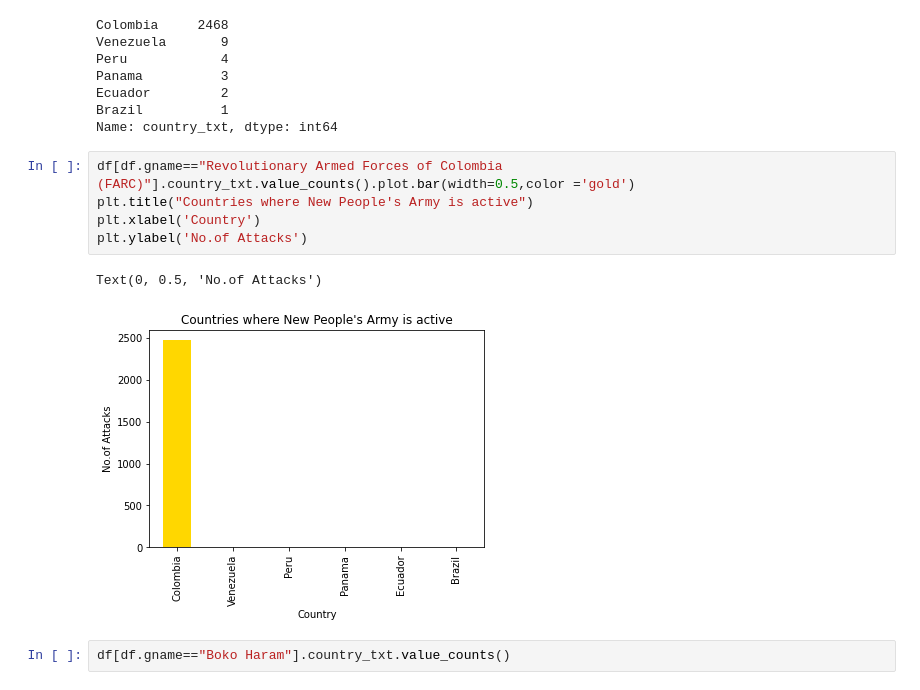
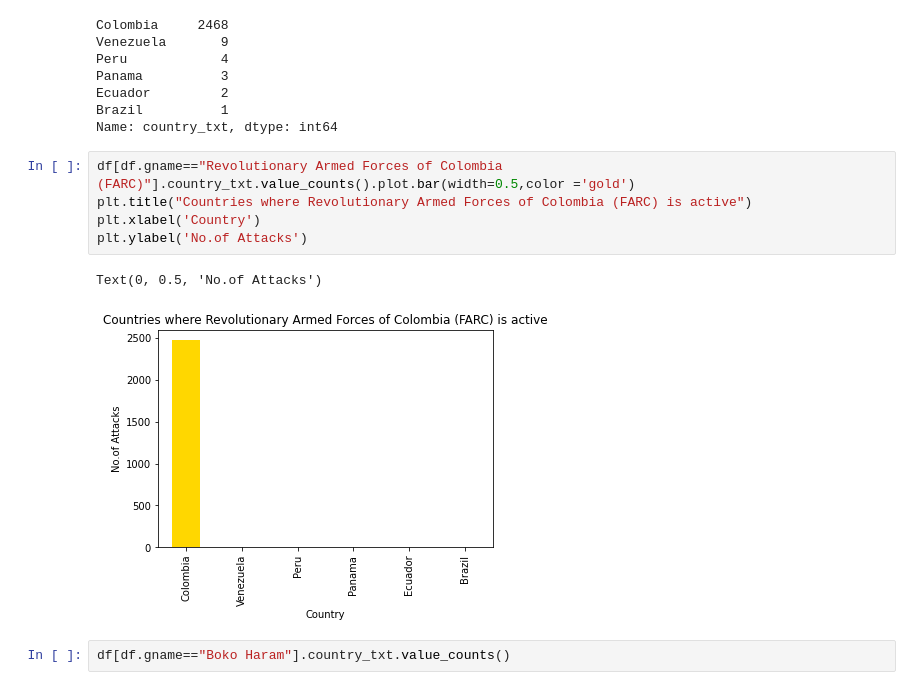
Before and after one commit to SubhasisChattopadhyay/Almabetter-Capstone-Projects, a Jupyter notebook: Individual_Notebook_Global_Terrorism_Analysis_Capstone_Project.ipynb, the cells around one changed output. Cells and saved outputs as stored; diff of their text form.

```diff
--- a/Individual_Notebook_Global_Terrorism_Analysis_Capstone_Project.ipynb
+++ b/Individual_Notebook_Global_Terrorism_Analysis_Capstone_Project.ipynb
@@ -1462,12 +1478,12 @@ Brazil          1
 Name: country_txt, dtype: int64
 # %%
 df[df.gname=="Revolutionary Armed Forces of Colombia (FARC)"].country_txt.value_counts().plot.bar(width=0.5,color ='gold')
-plt.title("Countries where New People's Army is active")
+plt.title("Countries where Revolutionary Armed Forces of Colombia (FARC) is active")
 plt.xlabel('Country')
 plt.ylabel('No.of Attacks')
 # %% [output]
 Text(0, 0.5, 'No.of Attacks')
-[figure, old version]
+[figure, new version]
 # %%
 df[df.gname=="Boko Haram"].country_txt.value_counts()
 # %% [output]
```
Also changed, not shown: parts of 23 cells of this notebook.
